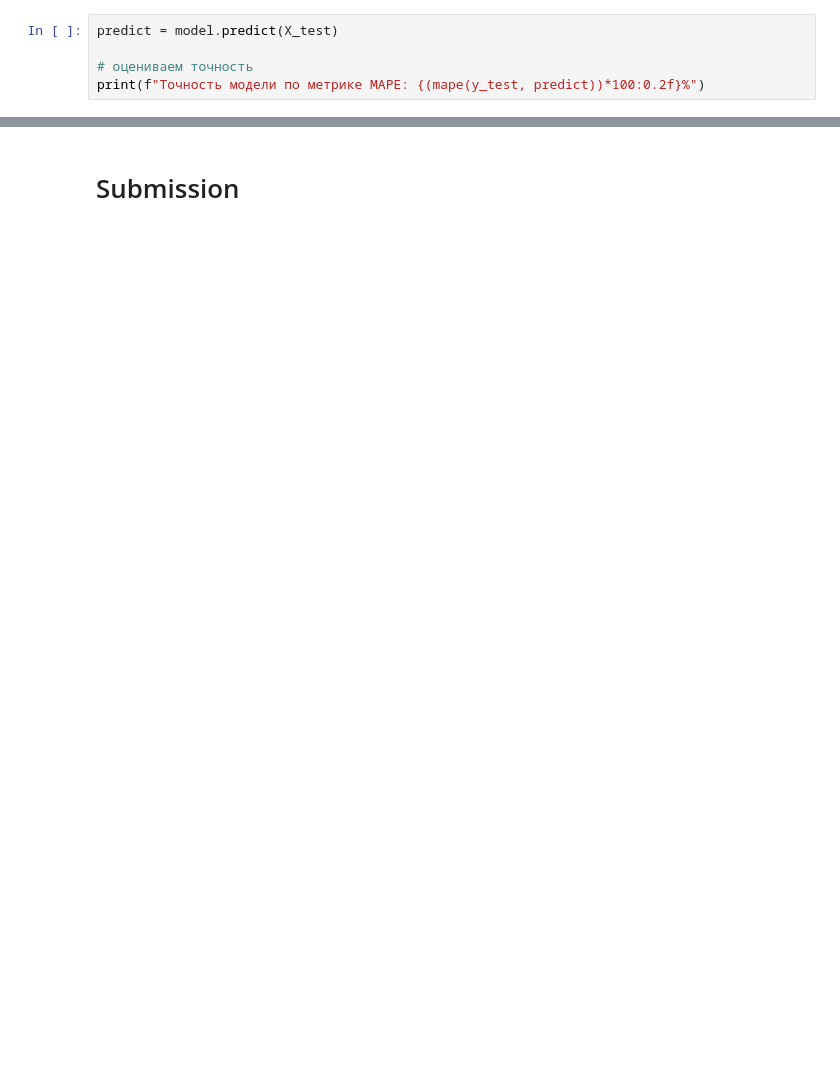
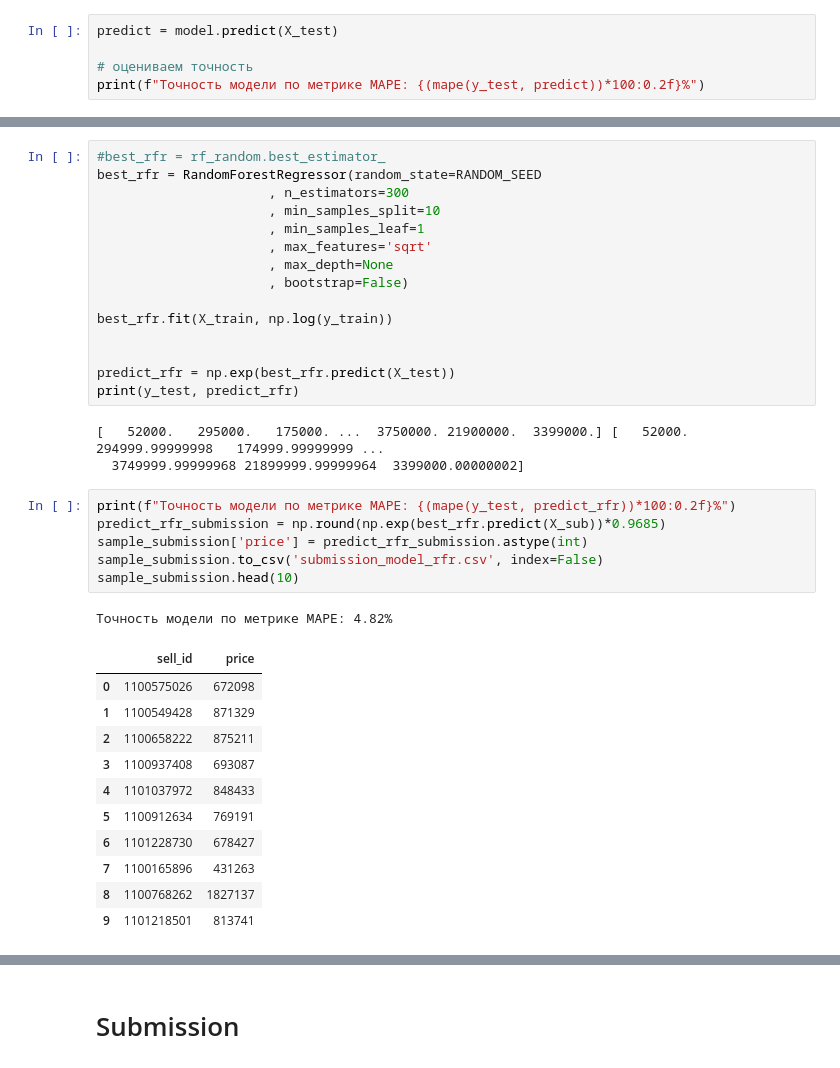
Before and after one commit to ondarem/skillfactory_rds, a Jupyter notebook: module_5/car-price-prediction-v15.ipynb, the cells around one changed output, grey strips where cells are left out. Saved outputs shown, nothing was run; the diff lists cells and outputs as text; blank space fills up the shorter version.

```diff
--- a/module_5/car-price-prediction-v15.ipynb
+++ b/module_5/car-price-prediction-v15.ipynb
@@ -143,0 +1430,37 @@ print(f"Точность модели по метрике MAPE: {(mape(y_test, p
+# %%
+#best_rfr = rf_random.best_estimator_
+best_rfr = RandomForestRegressor(random_state=RANDOM_SEED
+                      , n_estimators=300
+                      , min_samples_split=10
+                      , min_samples_leaf=1
+                      , max_features='sqrt'
+                      , max_depth=None
+                      , bootstrap=False)
+
+best_rfr.fit(X_train, np.log(y_train))
+
+
+predict_rfr = np.exp(best_rfr.predict(X_test))
+print(y_test, predict_rfr)
+# %% [output]
+[   52000.   295000.   175000. ...  3750000. 21900000.  3399000.] [   52000.           294999.99999998   174999.99999999 ...
+  3749999.99999968 21899999.99999964  3399000.00000002]
+# %%
+print(f"Точность модели по метрике MAPE: {(mape(y_test, predict_rfr))*100:0.2f}%")
+predict_rfr_submission = np.round(np.exp(best_rfr.predict(X_sub))*0.9685)
+sample_submission['price'] = predict_rfr_submission.astype(int)
+sample_submission.to_csv('submission_model_rfr.csv', index=False)
+sample_submission.head(10)
+# %% [output]
+Точность модели по метрике MAPE: 4.82%
+|  | sell_id | price |
+| 0 | 1100575026 | 672098 |
+| 1 | 1100549428 | 871329 |
+| 2 | 1100658222 | 875211 |
+| 3 | 1100937408 | 693087 |
+| 4 | 1101037972 | 848433 |
+| 5 | 1100912634 | 769191 |
+| 6 | 1101228730 | 678427 |
+| 7 | 1100165896 | 431263 |
+| 8 | 1100768262 | 1827137 |
+| 9 | 1101218501 | 813741 |
```
Also changed, not shown: parts of 230 cells of this notebook.
